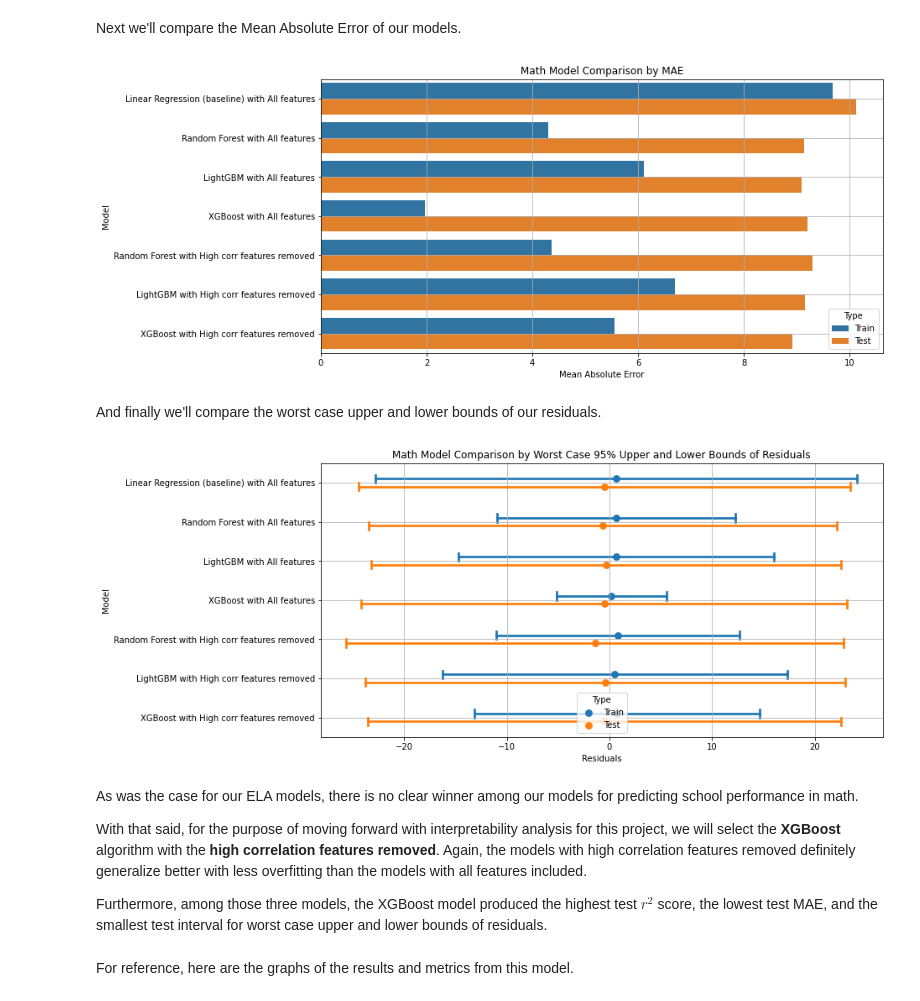
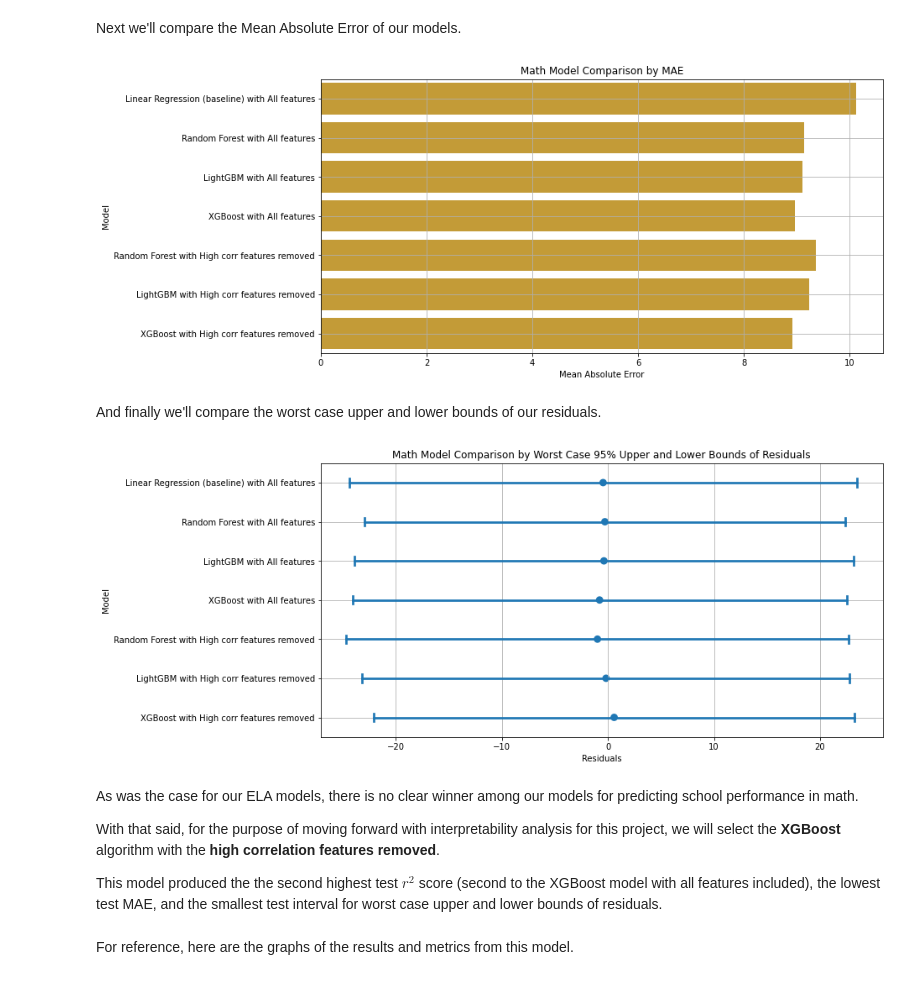
Before and after one commit to cchung106/Capstone-Three, a Jupyter notebook: Notebooks/04_modeling_pt1.ipynb, the cells around one changed output. Drawn from its saved outputs; the diff is of its cells as text; code cells hidden in the pictures.

```diff
--- a/Notebooks/04_modeling_pt1.ipynb
+++ b/Notebooks/04_modeling_pt1.ipynb
@@ -1444,15 +1422,12 @@ metrics_math_r2["Type"].replace({"Train r2": "Train",
 # %%
 #melt metrics2 dataframe to create MAE table
 metrics_math_MAE = metrics2[metrics2['Subject']=='Math'].melt(id_vars=['Model'],
-                                                            value_vars=['Train MAE', 'Test MAE'],
+                                                            value_vars=['Test MAE'],
                                                             var_name = 'Type',
                                                             value_name = 'MAE'
                                                            )
 #replace values in 'Type' column
-metrics_math_MAE["Type"].replace({"Train MAE": "Train",
-                                 "Test MAE": "Test"
-                                },
-                                inplace=True)
+metrics_math_MAE["Type"].replace({"Test MAE": "Test"}, inplace=True)
 # %%
 #melt metrics2 dataframe to create table for worst case residuals
 metrics_math_res = metrics2[metrics2['Subject']=='Math'].melt(id_vars=['Model'],
@@ -1485,13 +1456,13 @@ plt.show()
 Next we'll compare the Mean Absolute Error of our models.
 # %%
 plt.figure(figsize=(12,6))
-ax = sns.barplot(x = 'MAE', y = 'Model', hue = 'Type', data = metrics_math_MAE)
+ax = sns.barplot(x = 'MAE', y = 'Model', data = metrics_math_MAE, color = 'goldenrod')
 ax.set_xlabel('Mean Absolute Error')
 ax.set_title('Math Model Comparison by MAE')
 plt.grid()
 plt.show()
 # %% [output]
-[figure, old version]
+[figure, new version]
 # %% [markdown]
 And finally we'll compare the worst case upper and lower bounds of our residuals.
 # %%
@@ -1499,7 +1470,6 @@ plt.figure(figsize=(12,6))
 
 ax = sns.pointplot(x = 'Worst Case',
                    y='Model',
-                   hue = 'Type',
                    data = metrics_math_res,
                    dodge=0.2,
                    join=False,
@@ -1511,13 +1481,13 @@ ax.set_title('Math Model Comparison by Worst Case 95% Upper and Lower Bounds of
 plt.grid()
 plt.show()
 # %% [output]
-[figure, old version]
+[figure, new version]
 # %% [markdown]
 As was the case for our ELA models, there is no clear winner among our models for predicting school performance in math.
 
-With that said, for the purpose of moving forward with interpretability analysis for this project, we will select the <b>XGBoost</b> algorithm with the <b>high correlation features removed</b>.  Again, the models with high correlation features removed definitely generalize better with less overfitting than the models with all features included.
+With that said, for the purpose of moving forward with interpretability analysis for this project, we will select the <b>XGBoost</b> algorithm with the <b>high correlation features removed</b>.
 
-Furthermore, among those three models, the XGBoost model produced the highest test $r^2$ score, the lowest test MAE, and the smallest test interval for worst case upper and lower bounds of residuals.
+This model produced the the second highest test $r^2$ score (second to the XGBoost model with all features included), the lowest test MAE, and the smallest test interval for worst case upper and lower bounds of residuals.
 # %% [markdown]
 For reference, here are the graphs of the results and metrics from this model.
 # %%
```
Also changed, not shown: parts of 107 cells of this notebook.
